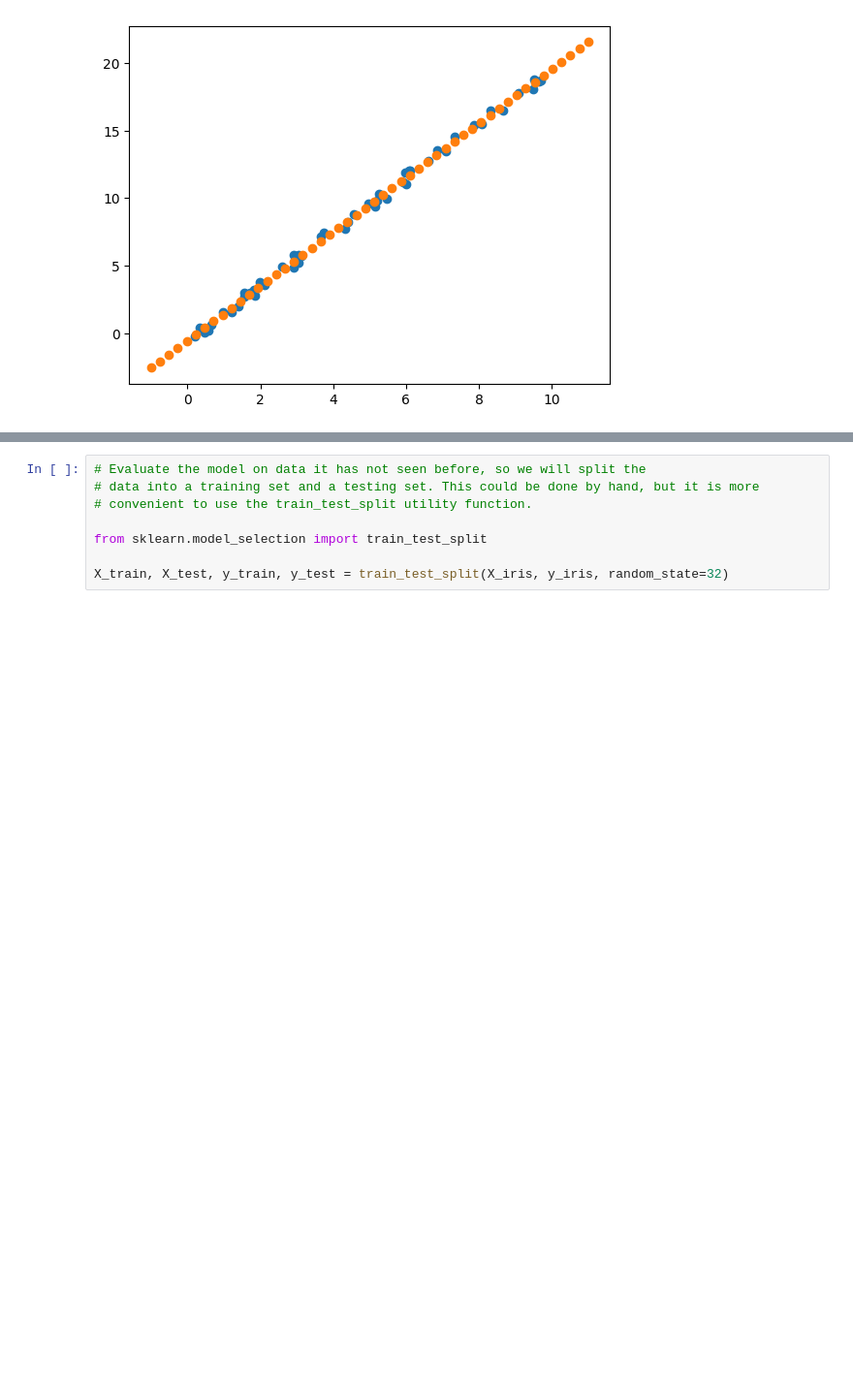
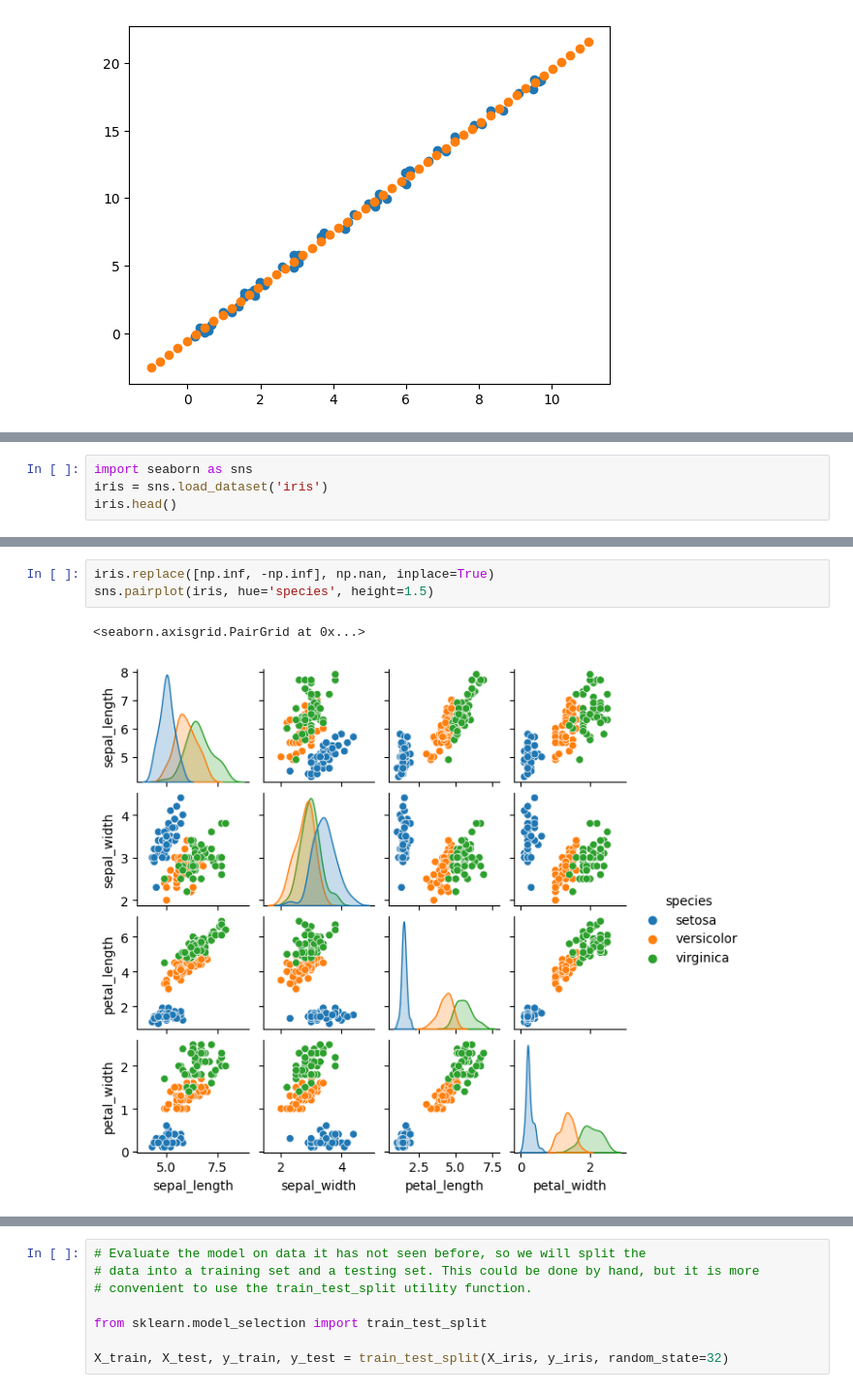
Before and after one commit to Narasim/Python_DLDS, a Jupyter notebook: ML_using_sklearn.ipynb, the cells around one changed output, grey strips where cells are left out. Shown at 97% size. Saved outputs shown, nothing was run; the diff lists cells and outputs as text; blank space fills up the shorter version.

```diff
--- a/ML_using_sklearn.ipynb
+++ b/ML_using_sklearn.ipynb
@@ -207,3 +207,7 @@ plt.scatter(test_data, y_pred)
     * Independence Assumption:
         * Naive Bayes assumes that the features are independent given the class label, which simplifies the calculation of the likelihood.
         * Thus, for multiple features $( X_1, X_2, \ldots, X_n )$: $P(X | Y) = P(X_1, X_2, \ldots, X_n | Y) = \prod_{i=1}^{n} P(X_i | Y)$
+# %%
+import seaborn as sns
+iris = sns.load_dataset('iris')
+iris.head()
@@ -209,0 +221,6 @@ plt.scatter(test_data, y_pred)
+# %%
+iris.replace([np.inf, -np.inf], np.nan, inplace=True)
+sns.pairplot(iris, hue='species', height=1.5)
+# %% [output]
+<seaborn.axisgrid.PairGrid at 0x...>
+[figure, added]
```
Also changed, not shown: parts of 9 cells of this notebook.
